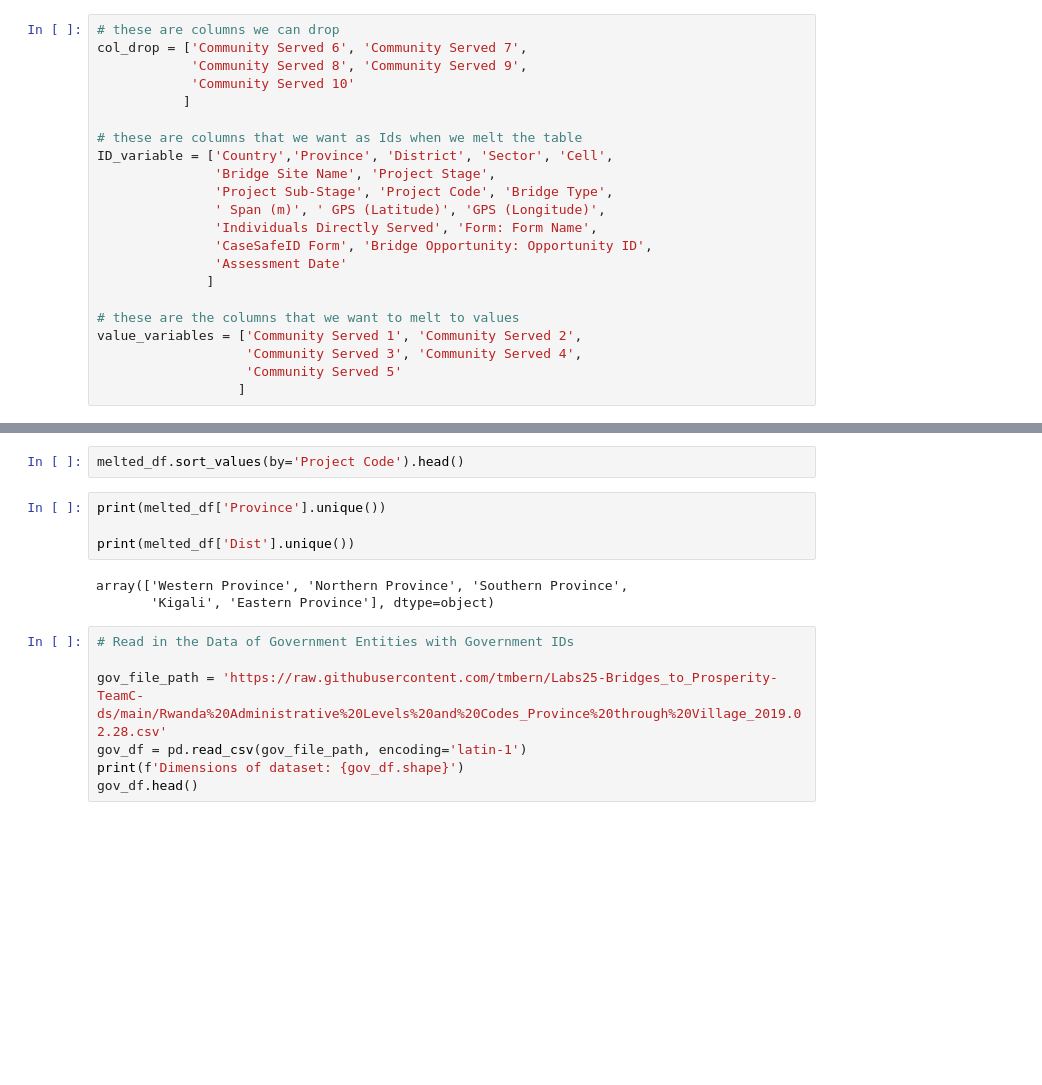
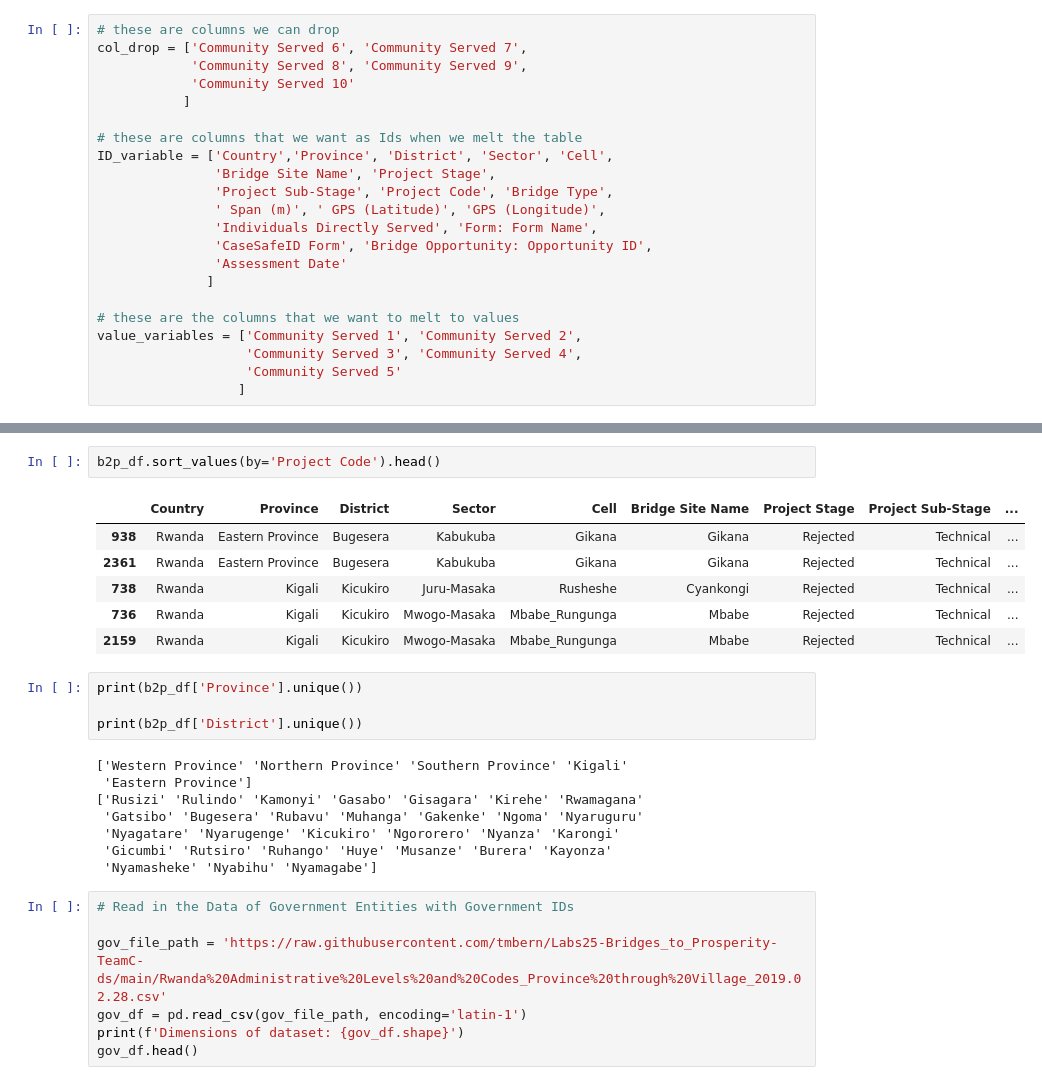
Before and after one commit to BloomTech-Labs/Labs25-Bridges_to_Prosperity-TeamC-ds, a Jupyter notebook: notebooks/cleaningv2.ipynb, the cells around one changed output, grey strips where cells are left out. Saved outputs shown, nothing was run; the diff lists cells and outputs as text; blank space fills up the shorter version.

```diff
--- a/notebooks/cleaningv2.ipynb
+++ b/notebooks/cleaningv2.ipynb
@@ -105,12 +165,24 @@ melted_df.isnull().sum()
 # %%
-melted_df.sort_values(by='Project Code').head()
+b2p_df.sort_values(by='Project Code').head()
+# %% [output]
+|  | Country | Province | District | Sector | Cell | Bridge Site Name | Project Stage | Project Sub-Stage | ... |
+| 938 | Rwanda | Eastern Province | Bugesera | Kabukuba | Gikana | Gikana | Rejected | Technical | ... |
+| 2361 | Rwanda | Eastern Province | Bugesera | Kabukuba | Gikana | Gikana | Rejected | Technical | ... |
+| 738 | Rwanda | Kigali | Kicukiro | Juru-Masaka | Rusheshe | Cyankongi | Rejected | Technical | ... |
+| 736 | Rwanda | Kigali | Kicukiro | Mwogo-Masaka | Mbabe_Rungunga | Mbabe | Rejected | Technical | ... |
+| 2159 | Rwanda | Kigali | Kicukiro | Mwogo-Masaka | Mbabe_Rungunga | Mbabe | Rejected | Technical | ... |
 # %%
-print(melted_df['Province'].unique())
+print(b2p_df['Province'].unique())
 
-print(melted_df['Dist'].unique())
+print(b2p_df['District'].unique())
 # %% [output]
-array(['Western Province', 'Northern Province', 'Southern Province',
-       'Kigali', 'Eastern Province'], dtype=object)
+['Western Province' 'Northern Province' 'Southern Province' 'Kigali'
+ 'Eastern Province']
+['Rusizi' 'Rulindo' 'Kamonyi' 'Gasabo' 'Gisagara' 'Kirehe' 'Rwamagana'
+ 'Gatsibo' 'Bugesera' 'Rubavu' 'Muhanga' 'Gakenke' 'Ngoma' 'Nyaruguru'
+ 'Nyagatare' 'Nyarugenge' 'Kicukiro' 'Ngororero' 'Nyanza' 'Karongi'
+ 'Gicumbi' 'Rutsiro' 'Ruhango' 'Huye' 'Musanze' 'Burera' 'Kayonza'
+ 'Nyamasheke' 'Nyabihu' 'Nyamagabe']
 # %%
 # Read in the Data of Government Entities with Government IDs
 
```
Also changed, not shown: parts of 20 cells of this notebook.
